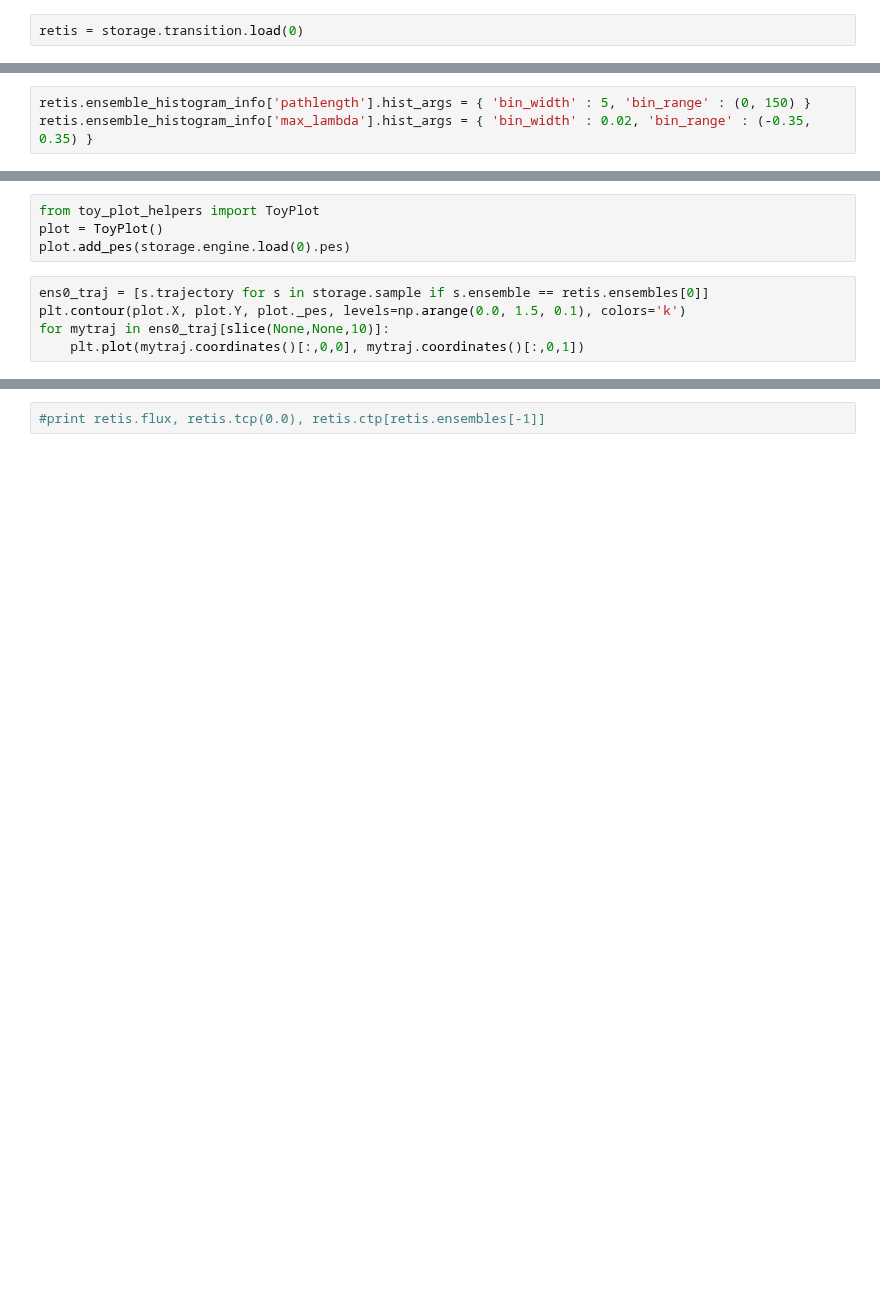
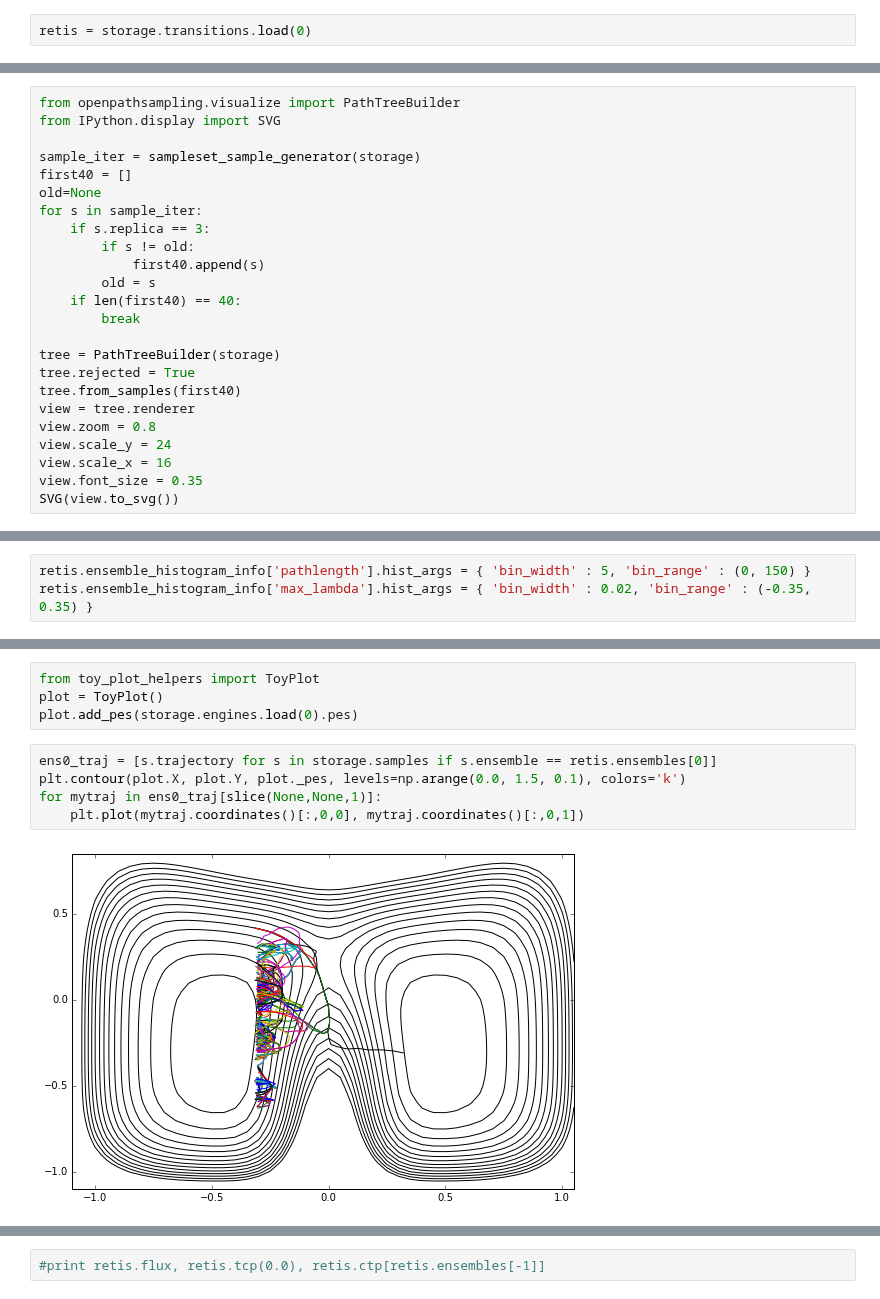
Before and after one commit to openpathsampling/openpathsampling, a Jupyter notebook: examples/ipython/toy_analysis.ipynb, the cells around one changed output, grey strips where cells are left out. Drawn from its saved outputs; the diff is of its cells as text; blank space fills up the shorter version.

```diff
--- a/examples/ipython/toy_analysis.ipynb
+++ b/examples/ipython/toy_analysis.ipynb
@@ -13,5 +15,5 @@ print len(storage.sampleset)
 # %%
-retis = storage.transition.load(0)
+retis = storage.transitions.load(0)
 # %%
 %%time
 # retis.move_summary()
@@ -20,0 +29,24 @@ retis = storage.transition.load(0)
+# %%
+from openpathsampling.visualize import PathTreeBuilder
+from IPython.display import SVG
+
+sample_iter = sampleset_sample_generator(storage)
+first40 = []
+old=None
+for s in sample_iter:
+    if s.replica == 3:
+        if s != old:
+            first40.append(s)
+        old = s
+    if len(first40) == 40:
+        break
+
+tree = PathTreeBuilder(storage)
+tree.rejected = True
+tree.from_samples(first40)
+view = tree.renderer
+view.zoom = 0.8
+view.scale_y = 24
+view.scale_x = 16
+view.font_size = 0.35
+SVG(view.to_svg())
@@ -51,11 +95,13 @@ plt.plot(myhist.plot_bins(), total_sampling);
 # %%
 from toy_plot_helpers import ToyPlot
 plot = ToyPlot()
-plot.add_pes(storage.engine.load(0).pes)
+plot.add_pes(storage.engines.load(0).pes)
 # %%
-ens0_traj = [s.trajectory for s in storage.sample if s.ensemble == retis.ensembles[0]]
+ens0_traj = [s.trajectory for s in storage.samples if s.ensemble == retis.ensembles[0]]
 plt.contour(plot.X, plot.Y, plot._pes, levels=np.arange(0.0, 1.5, 0.1), colors='k')
-for mytraj in ens0_traj[slice(None,None,10)]:
+for mytraj in ens0_traj[slice(None,None,1)]:
     plt.plot(mytraj.coordinates()[:,0,0], mytraj.coordinates()[:,0,1])
+# %% [output]
+[figure, added]
 # %%
 wham = retis.total_crossing_probability(method="wham")
```
Also changed, not shown: parts of 23 cells of this notebook, 5 other files.
